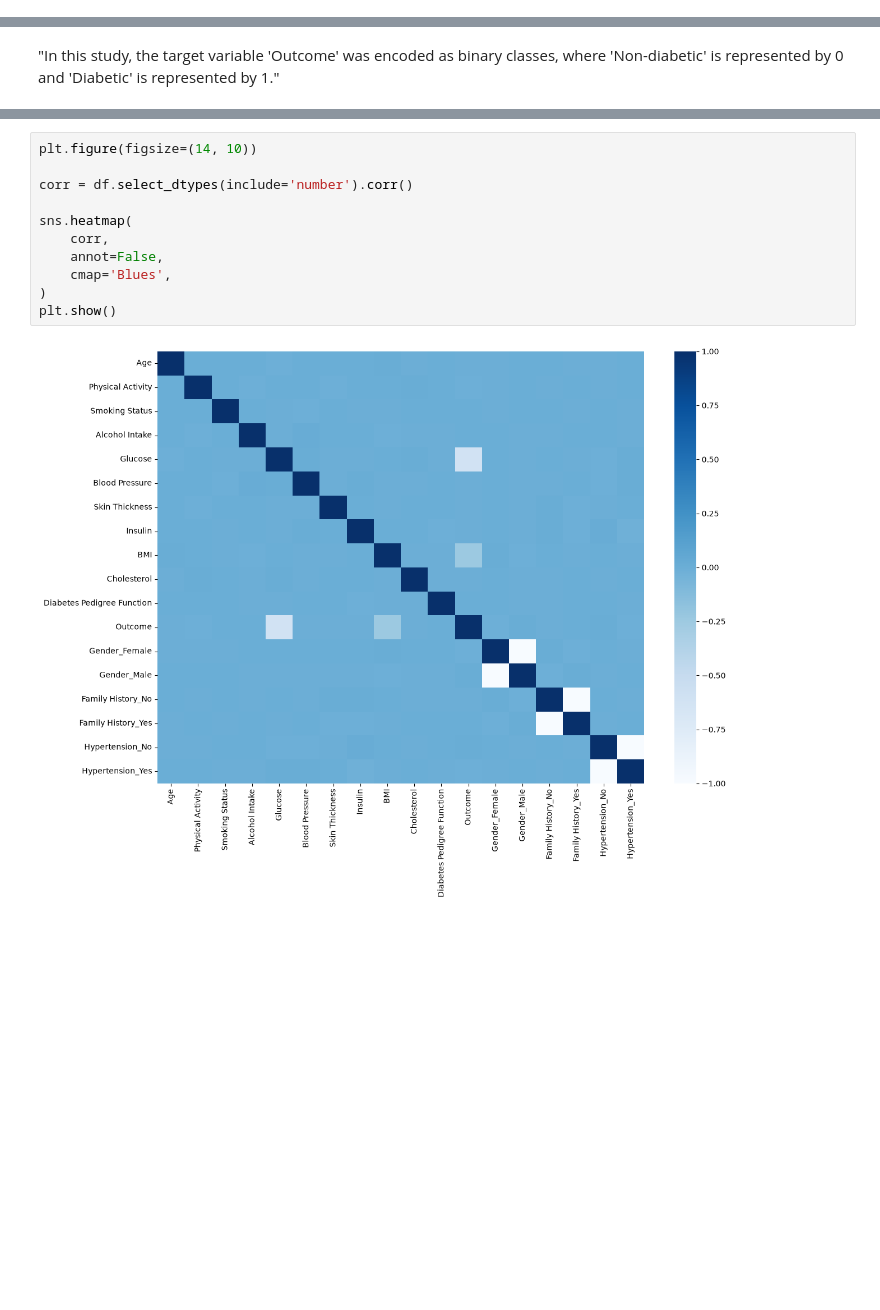
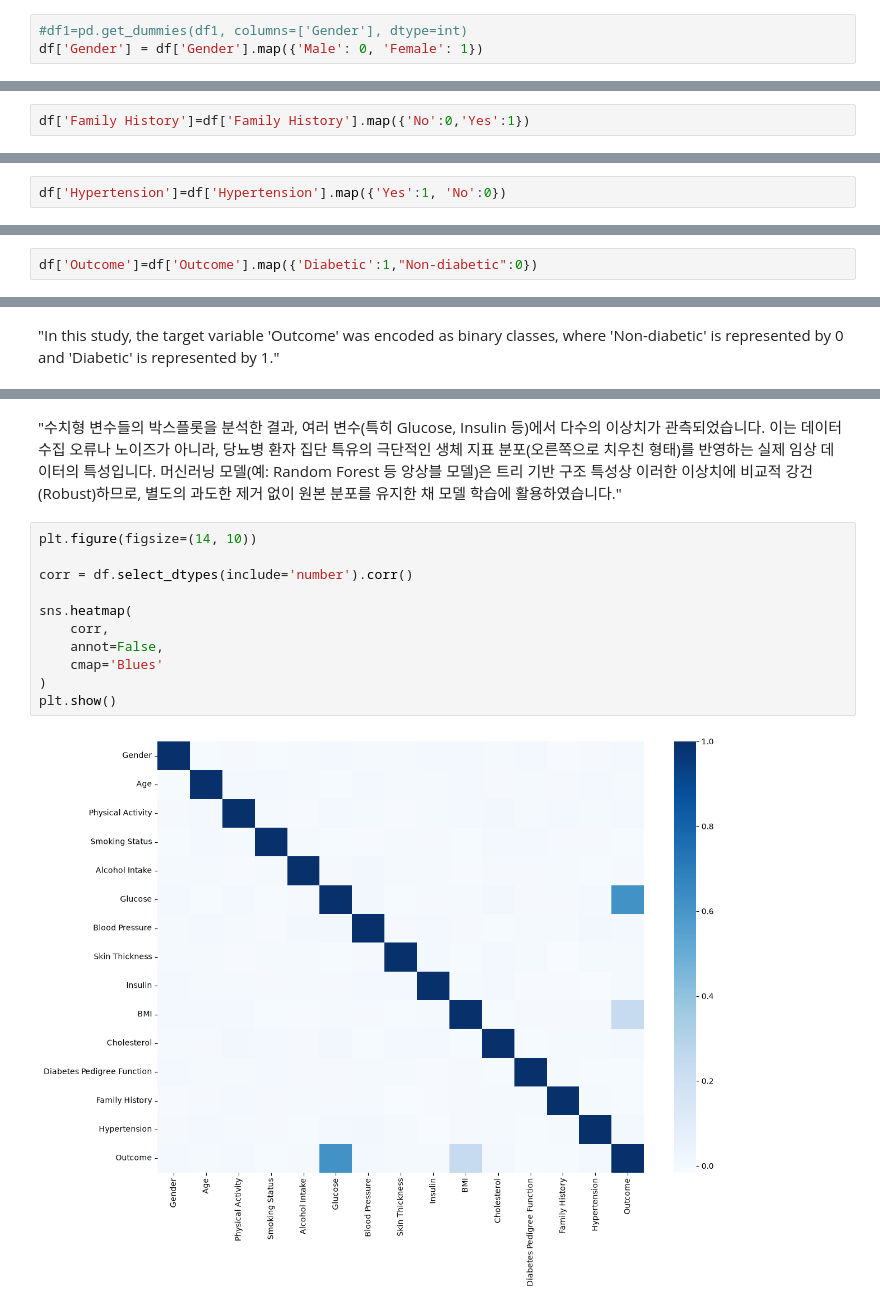
Before and after one commit to 2026324-cmd/achine-Learning-HDip2026-, a Jupyter notebook: Sumi Heo(2026324) - Machine Learning CA1.ipynb, the cells around one changed output, grey strips where cells are left out. Drawn from its saved outputs; the diff is of its cells as text; blank space fills up the shorter version.

```diff
--- a/Sumi Heo(2026324) - Machine Learning CA1.ipynb
+++ b/Sumi Heo(2026324) - Machine Learning CA1.ipynb
@@ -277,0 +272,3 @@ df.head()
+# %%
+#df1=pd.get_dummies(df1, columns=['Gender'], dtype=int)
+df['Gender'] = df['Gender'].map({'Male': 0, 'Female': 1})
@@ -277,0 +286,2 @@ df.head()
+# %%
+df['Family History']=df['Family History'].map({'No':0,'Yes':1})
@@ -277,0 +308,2 @@ df.head()
+# %%
+df['Hypertension']=df['Hypertension'].map({'Yes':1, 'No':0})
@@ -277,0 +330,2 @@ df.head()
+# %%
+df['Outcome']=df['Outcome'].map({'Diabetic':1,"Non-diabetic":0})
@@ -317,13 +409,15 @@ Passing `palette` without assigning `hue` is deprecated and will be removed in v
+# %% [markdown]
+"수치형 변수들의 박스플롯을 분석한 결과, 여러 변수(특히 Glucose, Insulin 등)에서 다수의 이상치가 관측되었습니다. 이는 데이터 수집 오류나 노이즈가 아니라, 당뇨병 환자 집단 특유의 극단적인 생체 지표 분포(오른쪽으로 치우친 형태)를 반영하는 실제 임상 데이터의 특성입니다. 머신러닝 모델(예: Random Forest 등 앙상블 모델)은 트리 기반 구조 특성상 이러한 이상치에 비교적 강건(Robust)하므로, 별도의 과도한 제거 없이 원본 분포를 유지한 채 모델 학습에 활용하였습니다."
 # %%
 plt.figure(figsize=(14, 10))
 
 corr = df.select_dtypes(include='number').corr()
 
 sns.heatmap(
     corr,
     annot=False,
-    cmap='Blues',
+    cmap='Blues'
 )
 plt.show()
 # %% [output]
-[figure, old version]
+[figure, new version]
```
Also changed, not shown: parts of 48 cells of this notebook, 1 other file.
